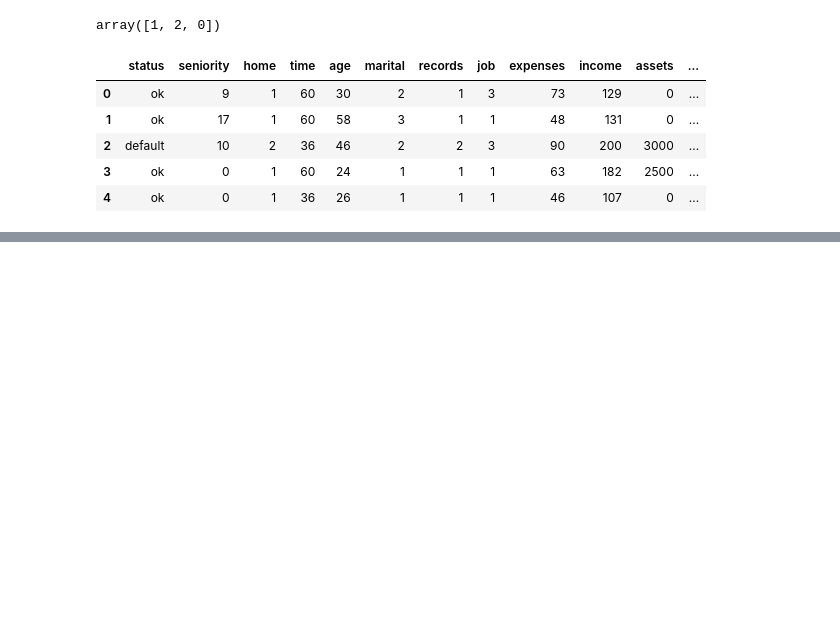
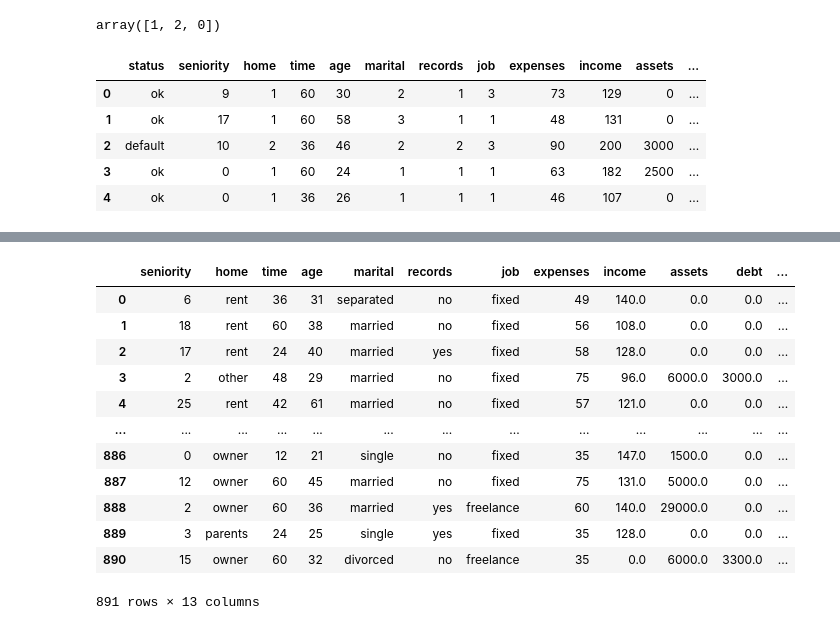
Before and after one commit to rajibulislam1/DataTalksClub, a Jupyter notebook: 2025/module-06.ipynb, the cells around one changed output, grey strips where cells are left out. Drawn from its saved outputs; the diff is of its cells as text; code cells hidden in the pictures; blank space fills up the shorter version.

```diff
--- a/2025/module-06.ipynb
+++ b/2025/module-06.ipynb
@@ -40,0 +243,16 @@ df.head()
+# %%
+df_val
+# %% [output]
+|  | seniority | home | time | age | marital | records | job | expenses | income | assets | debt | ... |
+| 0 | 6 | rent | 36 | 31 | separated | no | fixed | 49 | 140.0 | 0.0 | 0.0 | ... |
+| 1 | 18 | rent | 60 | 38 | married | no | fixed | 56 | 108.0 | 0.0 | 0.0 | ... |
+| 2 | 17 | rent | 24 | 40 | married | yes | fixed | 58 | 128.0 | 0.0 | 0.0 | ... |
+| 3 | 2 | other | 48 | 29 | married | no | fixed | 75 | 96.0 | 6000.0 | 3000.0 | ... |
+| 4 | 25 | rent | 42 | 61 | married | no | fixed | 57 | 121.0 | 0.0 | 0.0 | ... |
+| ... | ... | ... | ... | ... | ... | ... | ... | ... | ... | ... | ... | ... |
+| 886 | 0 | owner | 12 | 21 | single | no | fixed | 35 | 147.0 | 1500.0 | 0.0 | ... |
+| 887 | 12 | owner | 60 | 45 | married | no | fixed | 75 | 131.0 | 5000.0 | 0.0 | ... |
+| 888 | 2 | owner | 60 | 36 | married | yes | freelance | 60 | 140.0 | 29000.0 | 0.0 | ... |
+| 889 | 3 | parents | 24 | 25 | single | yes | fixed | 35 | 128.0 | 0.0 | 0.0 | ... |
+| 890 | 15 | owner | 60 | 32 | divorced | no | freelance | 35 | 0.0 | 6000.0 | 3300.0 | ... |
+891 rows × 13 columns
```
Also changed, not shown: parts of 27 cells of this notebook, 1 other file.
